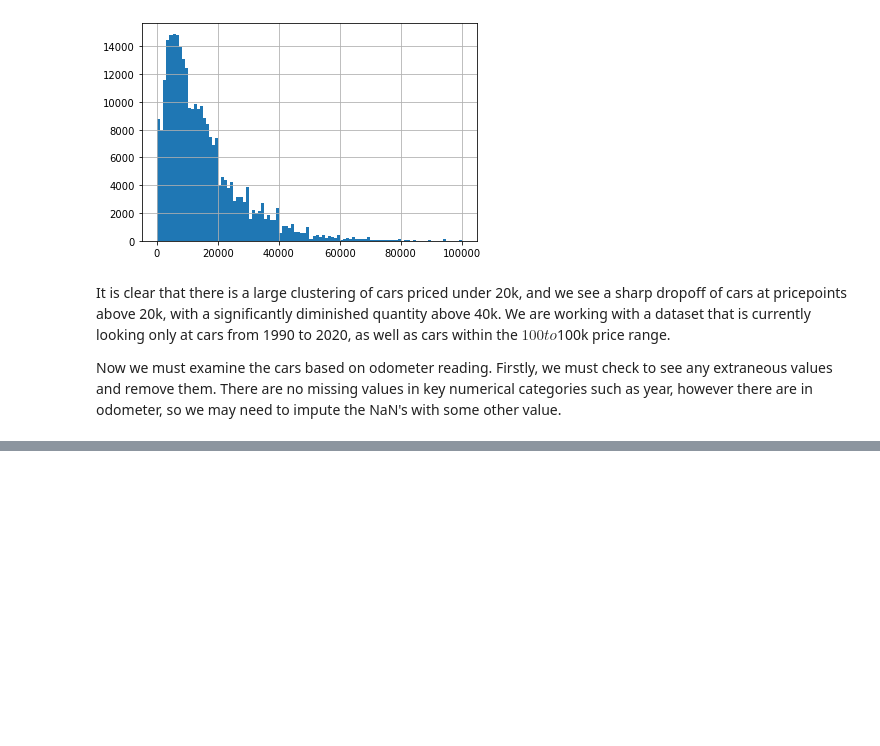
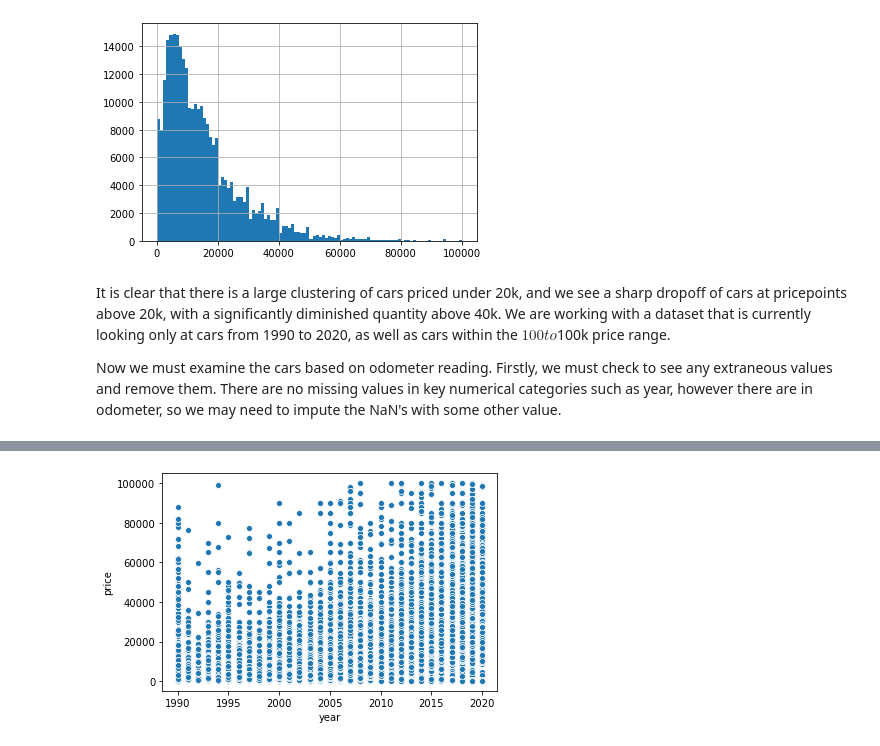
Before and after one commit to kmantha95/Predicting-Used-Car-Prices-CapstoneProject, a Jupyter notebook: predicting used car value - data wrangling.ipynb, the cells around one changed output, grey strips where cells are left out. Saved outputs shown, nothing was run; the diff lists cells and outputs as text; code cells hidden in the pictures; blank space fills up the shorter version.

```diff
--- a/predicting used car value - data wrangling.ipynb
+++ b/predicting used car value - data wrangling.ipynb
@@ -593,0 +658,4 @@ Now we must examine the cars based on odometer reading. Firstly, we must check t
+# %%
+bx = sns.scatterplot(x="year", y="price", data= vehicle_data_drops_filtered)
+# %% [output]
+[figure, added]
```
Also changed, not shown: parts of 8 cells of this notebook.
